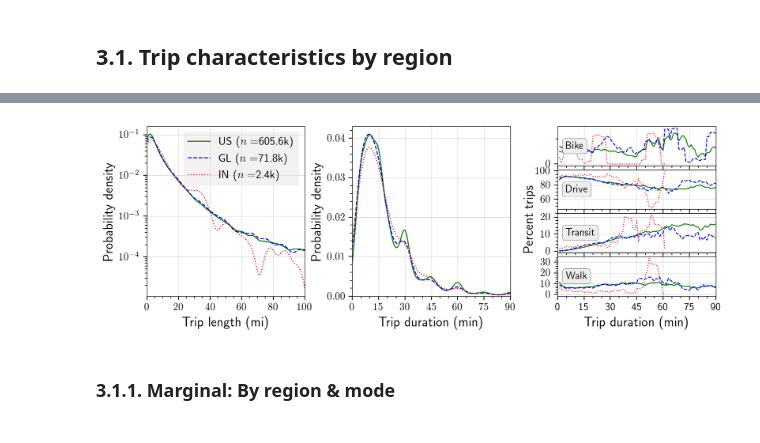
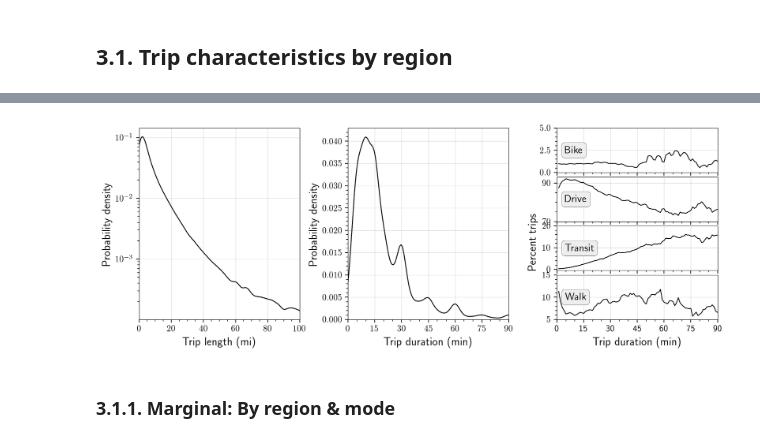
Before and after one commit to rvanxer/spr_4711, a Jupyter notebook: code/nhts.ipynb, the cells around one changed output, grey strips where cells are left out. Saved outputs shown, nothing was run; the diff lists cells and outputs as text; code cells hidden in the pictures.

```diff
--- a/code/nhts.ipynb
+++ b/code/nhts.ipynb
@@ -114,0 +121,15 @@ ax.xaxis.set_minor_locator(mpl.ticker.MultipleLocator(5));
+# %%
+ax = pplot(size=(6, 4), xlim=(0, 90), ylim=(0, 1),
+           xlab='Trip duration (min)', ylab='Cumulative probability',
+           title='Trip duration distribution by rurality')
+def plot_distr(df, label, **kwargs):
+    y, x = np.histogram(df['duration'].clip(0, 90), bins=100)
+    ax.plot([0] + list(x[1:]), [0] + list((y / y.sum()).cumsum()),
+            label=r'{} ({:.1f}k)'.format(label, len(df) / 1e3), **kwargs)
+plot_distr(trip, color='k', lw=2, ls='-', label='Overall', zorder=100)
+colors = sns.color_palette('Set1', trip['bg_rurality'].nunique())
+for (label, df), color in zip(trip.groupby('bg_rurality'), colors):
+    plot_distr(df, lw=0.8, color=color, label=label)
+ax.legend()
+ax.set_xticks(np.arange(0, 90+1, 15))
+ax.xaxis.set_minor_locator(mpl.ticker.MultipleLocator(5));
@@ -115,55 +138,45 @@ ax.xaxis.set_minor_locator(mpl.ticker.MultipleLocator(5));
 # %%
-def plot_regional_trip_chars():
-    rgns = (('US', trip, 'g', '-', 1.2),
-            ('GL', tripGL, 'b', '--', 1.1),
-            ('IN', tripIN, 'r', ':', 0.6))
-    fig = plt.figure(figsize=(10, 3), dpi=200)
+def plot_regional_trip_chars(trip=trip, bw_adjust=1.2):
+    fig = plt.figure(figsize=(12, 4), dpi=200)
     gs = fig.add_gridspec(4, 3, hspace=0.1, wspace=0.3)
     ## Trip length
     ax1 = pplot(fig.add_subplot(gs[:, 0]), xlim=(0, 100), ylog=1,
-                 xlab='Trip length (mi)', ylab='Probability density')
-    for rgn, df, color, ls, bw in rgns:
-        sns.kdeplot(df, ax=ax1, x='distance', bw_adjust=bw,
-                    clip=(0, 100), color=color, ls=ls, lw=1,
-                    label='%s ($n=$%.1fk)' % (rgn, len(df) / 1e3))
-        ax1.legend()
+                xlab='Trip length (mi)', ylab='Probability density')
+    sns.kdeplot(trip, ax=ax1, x='distance', bw_adjust=bw_adjust,
+                clip=(0, 100), color='k', lw=1)
     ## Trip duration
+    xticks = np.arange(0, 90 + 1, 15)
     ax2 = pplot(fig.add_subplot(gs[:, 1]), xlim=(0, 90),
-                 xlab='Trip duration (min)', ylab='Probability density')
-    for rgn, df, color, ls, bw in rgns:
-        sns.kdeplot(df, ax=ax2, x='duration', bw_adjust=bw,
-                    clip=(0, 90), color=color, lw=1, ls=ls)
-        ax2.set_xticks(np.arange(0, 90+1, 15))
-        ax2.xaxis.set_minor_locator(mpl.ticker.MultipleLocator(5))
+                xlab='Trip duration (min)', ylab='Probability density')
+    sns.kdeplot(trip, ax=ax2, x='duration', bw_adjust=bw_adjust,
+                clip=(0, 90), color='k', lw=1)
+    ax2.set_xticks(xticks)
+    ax2.xaxis.set_minor_locator(mpl.ticker.MultipleLocator(5))
     ## Modal composition by duration
     vmax, smooth = 90, 8
-    axes = [fig.add_subplot(gs[i, 2]) for i in range(4)]
-    for _, df, color, ls, _ in rgns:
-        df = (df.query(f'duration <= {vmax + smooth}')
-              .groupby(['mode', 'duration'])
-              .size().rename('ntrips').reset_index()
-              .pivot_table('ntrips', 'duration', 'mode').fillna(0))
-        for mode, ax in zip(df.columns, axes):
-            y = df[mode] / df.sum(1) * 100
-            y = y.rolling(smooth).mean()[smooth:]
-            y.index = np.arange(1, len(y) + 1)
-            y.plot(ax=ax, color=color, ls=ls, lw=0.9)
-            ax.set_xticks([])
-    xticks = np.arange(0, 90+1, 15)
-    for mode, ax in zip(df.columns, axes):
+    df = trip.query(f'duration <= {vmax + smooth}')
+    df = df.groupby(['mode', 'duration']).size().rename('ntrips')
+    df = df.reset_index().pivot_table('ntrips', 'duration', 'mode').fillna(0)
+    for i, mode in enumerate(df.columns):
+        y = df[mode] / df.sum(1) * 100
+        y = y.rolling(smooth).mean()[smooth:]
+        y.index = np.arange(1, len(y) + 1)
+        ax = fig.add_subplot(gs[i, 2])
+        y.plot(ax=ax, color='k', lw=0.9)
         ax.set_xlim(0, 90)
         ax.text(0.05, 0.5, mode.title(), va='center', transform=ax.transAxes,
-                bbox=D(fc='#eee', ec='k', lw=0.2, boxstyle='round'))
-        ax.set_xticks(xticks, labels=xticks if mode == 'WALK' else [])
+                fontsize=12, bbox=D(fc='#eee', ec='k', lw=0.2, boxstyle='round'))
+        ax.set_xticks(xticks, labels=xticks if i == 3 else [])
         ax.xaxis.set_minor_locator(mpl.ticker.MultipleLocator(5))
-        ax.yaxis.set_major_locator(
-            mpl.ticker.MultipleLocator(20 if mode == 'DRIVE' else 10))
-    axes[-1].set_xlabel('Trip duration (min)')
-    axes[-2].set_ylabel('Percent trips', labelpad=5, loc='bottom')
+        ymin, ymax = np.floor(y.min() / 5) * 5, np.ceil(y.max() / 5) * 5
+        gap = D(drive=20, transit=10, bike=2.5, walk=5)[mode.lower()]
+        ax.set_yticks(np.arange(ymin, ymax + 1, gap))
+        if i == 2: ax.set_ylabel('Percent trips', labelpad=5, loc='bottom')
+        if i == 3: ax.set_xlabel('Trip duration (min)')
 
 plot_regional_trip_chars() # t=0:10
 # %% [output]
-[figure, old version]
+[figure, new version]
 # %% [markdown]
 ### 3.1.1. Marginal: By region & mode
 # %%
```
Also changed, not shown: parts of 13 cells of this notebook, 8 other files.
